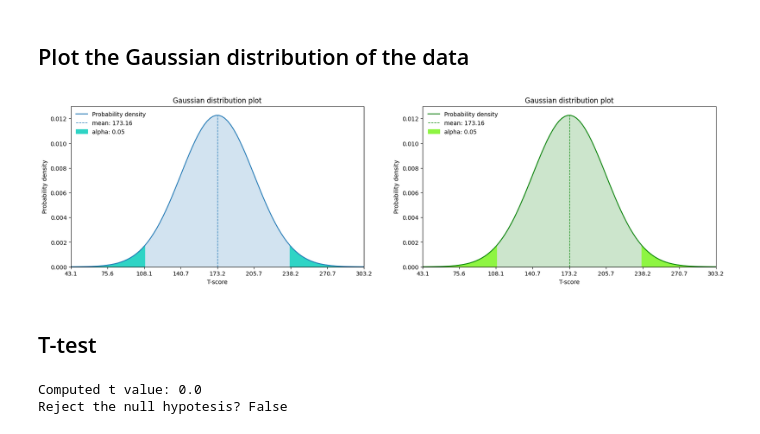
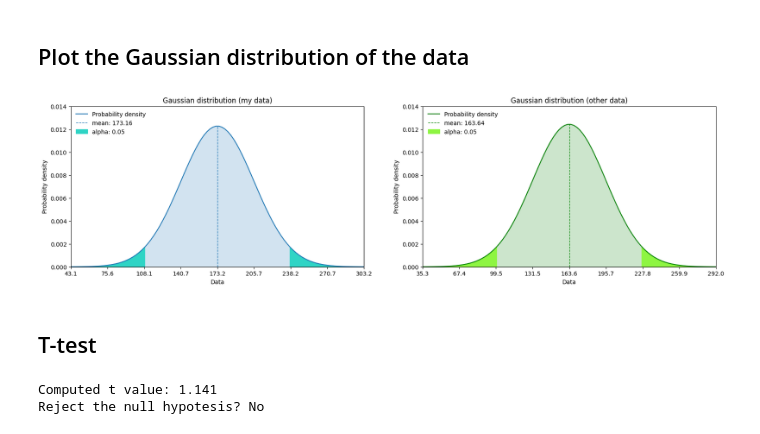
Before and after one commit to gabri00/RT1_assignment_1, a Jupyter notebook: robot-sim/statistics.ipynb, the cells around one changed output. Drawn from its saved outputs; the diff is of its cells as text; code cells hidden in the pictures.

Commit message:
other data and update

```diff
--- a/robot-sim/statistics.ipynb
+++ b/robot-sim/statistics.ipynb
@@ -8,8 +8,8 @@ from scipy.stats import norm
 ## Read data from csv files
 # %%
 # Define the file path
-my_data_file = "results.csv"
-other_data_file = "results.csv"
+my_data_file = "my_results.csv"
+other_data_file = "other_results.csv"
 
 # Arrays to store data
 my_data_array = []
@@ -83,54 +83,54 @@ ax1.fill_between(x1, y1, alpha=0.2)
 
 ax2.plot(x2, y2, label="Probability density", color='g')
 ax2.fill_between(x2, y2, alpha=0.2, color='g')
 
 # Plot mean line
 ax1.vlines(x=my_mean, ymin=0, ymax=max(y1), linewidths=1, linestyle="--", label="mean: {:.2f}".format(my_mean))
 ax2.vlines(x=other_mean, ymin=0, ymax=max(y2), linewidths=1, linestyle="--", label="mean: {:.2f}".format(other_mean), color='g')
 
 # Plot alpha
 y1_cdf = norm.cdf(x1, my_mean, my_std_dev)
 y2_cdf = norm.cdf(x2, other_mean, other_std_dev)
 
 ax1.fill_between(x1, y1, where=(y1_cdf <= left_alpha) | (y1_cdf >= right_alpha), color="#2FD4C5", label="alpha: {:.2f}".format(alpha))
 ax2.fill_between(x2, y2, where=(y2_cdf <= left_alpha) | (y2_cdf >= right_alpha), color="#8EF542", label="alpha: {:.2f}".format(alpha))
 
 ax1.set_xlim(x1_start, x1_end)
 ax1.set_xticks(np.arange(x1_start, x1_end+1, my_std_dev))
-ax1.set_ylim(0, 0.013)
-ax1.set_yticks(np.arange(0, 0.014, 0.002))
+ax1.set_ylim(0, 0.014)
+ax1.set_yticks(np.arange(0, 0.015, 0.002))
 
 ax2.set_xlim(x2_start, x2_end)
 ax2.set_xticks(np.arange(x2_start, x2_end+1, other_std_dev))
-ax2.set_ylim(0, 0.013)
-ax2.set_yticks(np.arange(0, 0.014, 0.002))
+ax2.set_ylim(0, 0.014)
+ax2.set_yticks(np.arange(0, 0.015, 0.002))
 
-ax1.set_title("Gaussian distribution plot")
-ax1.set_xlabel("T-score")
+ax1.set_title("Gaussian distribution (my data)")
+ax1.set_xlabel("Data")
 ax1.set_ylabel("Probability density")
 
-ax2.set_title("Gaussian distribution plot")
-ax2.set_xlabel("T-score")
+ax2.set_title("Gaussian distribution (other data)")
+ax2.set_xlabel("Data")
 ax2.set_ylabel("Probability density")
 
 ax1.legend(loc="upper left", frameon=False)
 ax2.legend(loc="upper left", frameon=False)
 
 plt.show()
 # %% [output]
-[figure, old version]
+[figure, new version]
 # %% [markdown]
 ## T-test
 # %%
-t_crit = 2.048
+t_crit = 2.042
 
 pooled_var = (my_dof * my_std_dev**2 + other_dof * other_std_dev**2) / (my_dof + other_dof)
 pooled_se = np.sqrt(pooled_var * (1/len(my_data_array) + 1/len(other_data_array)))
 
 t = (my_mean - other_mean) / pooled_se
 
-print("Computed t value:", t)
-print("Reject the null hypotesis?", t > t_crit)
+print(f"Computed t value: {t:.3f}")
+print(f"Reject the null hypotesis? {'Yes' if t > t_crit else 'No'}")
 # %% [output]
-Computed t value: 0.0
-Reject the null hypotesis? False
+Computed t value: 1.141
+Reject the null hypotesis? No
```
Also changed, not shown: parts of 1 cell of this notebook, 6 other files.
